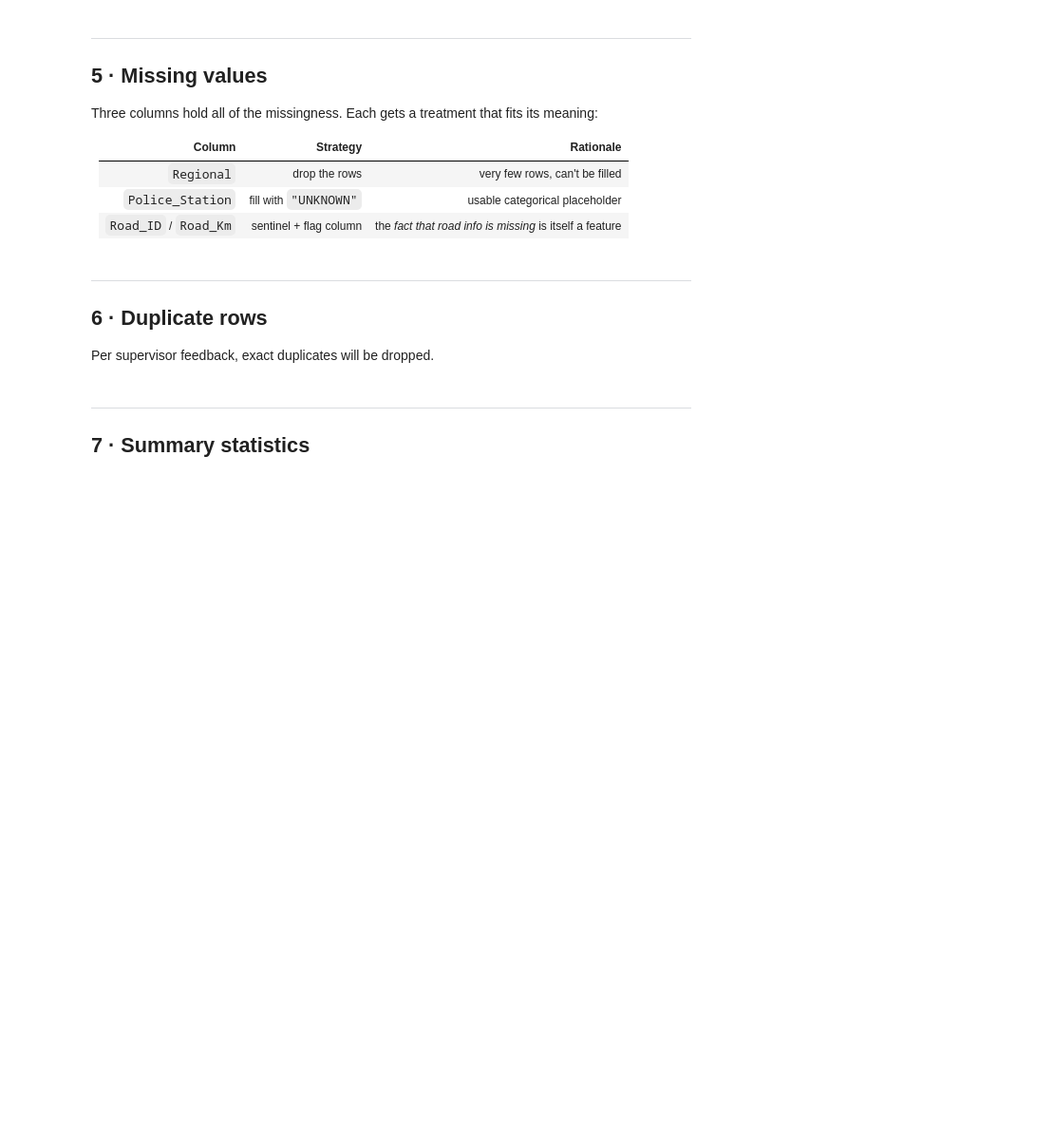
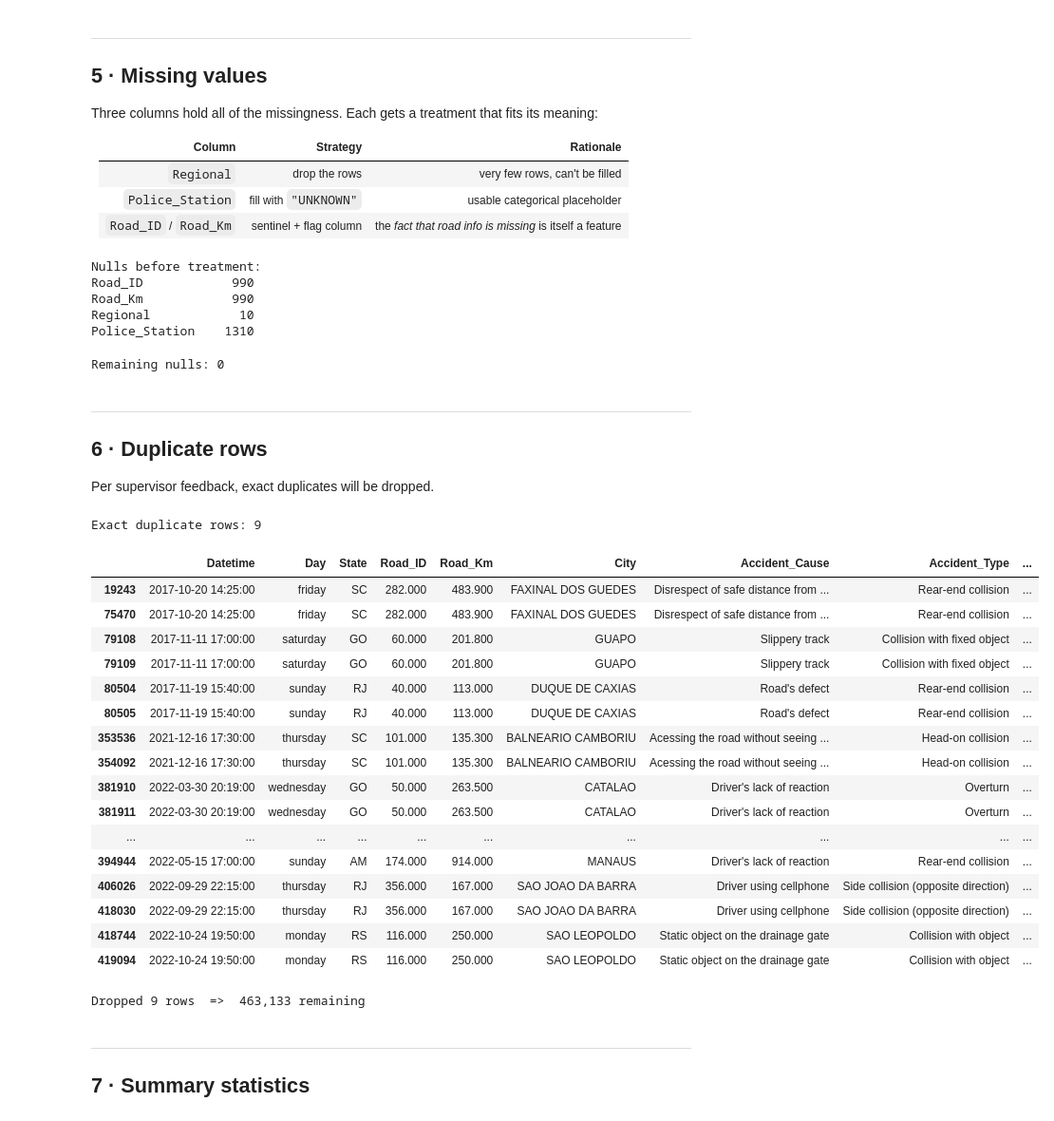
Before and after one commit to Aang1214/Dissertation, a Jupyter notebook: PollishedEDA.ipynb, the cells around one changed output. Shown at 95% size. Drawn from its saved outputs; the diff is of its cells as text; code cells hidden in the pictures; blank space fills up the shorter version.

```diff
--- a/PollishedEDA.ipynb
+++ b/PollishedEDA.ipynb
@@ -30,3 +135,16 @@ Two cleanups, done together:
 
 * `Date` + `Hour` => a single `Datetime` column (the originals are dropped).
 * `Road_Km` uses European decimals — replace the comma so pandas sees a number.
+# %%
+# Combine Date + Hour, then drop the originals
+df['Datetime'] = pd.to_datetime(df['Date'].astype(str) + ' ' + df['Hour'].astype(str))
+df = df.drop(columns=['Date', 'Hour'])
+
+# Move Datetime to the front for readability
+df = df[['Datetime'] + [c for c in df.columns if c != 'Datetime']]
+
+# Convert Road_Km (handling European decimal format)
+df['Road_Km'] = pd.to_numeric(df['Road_Km'].str.replace(',', '.'), errors='coerce')
+
+print(f"Datetime range: {df['Datetime'].min()}  =>  {df['Datetime'].max()}")
+print(f"Road_Km dtype : {df['Road_Km'].dtype}")
@@ -41,11 +162,66 @@ Three columns hold all of the missingness. Each gets a treatment that fits its m
 | `Regional` | drop the rows | very few rows, can't be filled |
 | `Police_Station` | fill with `"UNKNOWN"` | usable categorical placeholder |
 | `Road_ID` / `Road_Km` | sentinel + flag column | the *fact that road info is missing* is itself a feature |
+# %%
+print("Nulls before treatment:")
+print(df.isnull().sum()[df.isnull().sum() > 0].to_string())
+# %% [output]
+Nulls before treatment:
+Road_ID            990
+Road_Km            990
+Regional            10
+Police_Station    1310
+# %%
+# 1) Drop rows missing Regional (very few)
+df = df.dropna(subset=['Regional'])
+
+# 2) Police_Station — fill with placeholder
+df['Police_Station'] = df['Police_Station'].fillna('UNKNOWN')
+
+# 3) Road_ID / Road_Km — flag + sentinel fill
+df['Missing_Road_Data'] = df['Road_ID'].isna()
+df['Road_ID']  = df['Road_ID'].fillna('NO_ROAD')
+df['Road_Km']  = df['Road_Km'].fillna(-1)
+
+remaining = df.isnull().sum().sum()
+print(f"Remaining nulls: {remaining}")
+# %% [output]
+Remaining nulls: 0
 # %% [markdown]
 ---
 ## 6 · Duplicate rows
 
 Per supervisor feedback, exact duplicates will be dropped.
+# %%
+dups = df.duplicated().sum()
+print(f"Exact duplicate rows: {dups}")
+
+if dups:
+    display(df[df.duplicated(keep=False)])
+
+before = len(df)
+df = df.drop_duplicates().reset_index(drop=True)
+print(f"\nDropped {before - len(df)} rows  =>  {len(df):,} remaining")
+# %% [output]
+Exact duplicate rows: 9
+|  | Datetime | Day | State | Road_ID | Road_Km | City | Accident_Cause | Accident_Type | ... |
+| 19243 | 2017-10-20 14:25:00 | friday | SC | 282.000 | 483.900 | FAXINAL DOS GUEDES | Disrespect of safe distance from ... | Rear-end collision | ... |
+| 75470 | 2017-10-20 14:25:00 | friday | SC | 282.000 | 483.900 | FAXINAL DOS GUEDES | Disrespect of safe distance from ... | Rear-end collision | ... |
+| 79108 | 2017-11-11 17:00:00 | saturday | GO | 60.000 | 201.800 | GUAPO | Slippery track | Collision with fixed object | ... |
+| 79109 | 2017-11-11 17:00:00 | saturday | GO | 60.000 | 201.800 | GUAPO | Slippery track | Collision with fixed object | ... |
+| 80504 | 2017-11-19 15:40:00 | sunday | RJ | 40.000 | 113.000 | DUQUE DE CAXIAS | Road's defect | Rear-end collision | ... |
+| 80505 | 2017-11-19 15:40:00 | sunday | RJ | 40.000 | 113.000 | DUQUE DE CAXIAS | Road's defect | Rear-end collision | ... |
+| 353536 | 2021-12-16 17:30:00 | thursday | SC | 101.000 | 135.300 | BALNEARIO CAMBORIU | Acessing the road without seeing ... | Head-on collision | ... |
+| 354092 | 2021-12-16 17:30:00 | thursday | SC | 101.000 | 135.300 | BALNEARIO CAMBORIU | Acessing the road without seeing ... | Head-on collision | ... |
+| 381910 | 2022-03-30 20:19:00 | wednesday | GO | 50.000 | 263.500 | CATALAO | Driver's lack of reaction | Overturn | ... |
+| 381911 | 2022-03-30 20:19:00 | wednesday | GO | 50.000 | 263.500 | CATALAO | Driver's lack of reaction | Overturn | ... |
+| ... | ... | ... | ... | ... | ... | ... | ... | ... | ... |
+| 394944 | 2022-05-15 17:00:00 | sunday | AM | 174.000 | 914.000 | MANAUS | Driver's lack of reaction | Rear-end collision | ... |
+| 406026 | 2022-09-29 22:15:00 | thursday | RJ | 356.000 | 167.000 | SAO JOAO DA BARRA | Driver using cellphone | Side collision (opposite direction) | ... |
+| 418030 | 2022-09-29 22:15:00 | thursday | RJ | 356.000 | 167.000 | SAO JOAO DA BARRA | Driver using cellphone | Side collision (opposite direction) | ... |
+| 418744 | 2022-10-24 19:50:00 | monday | RS | 116.000 | 250.000 | SAO LEOPOLDO | Static object on the drainage gate | Collision with object | ... |
+| 419094 | 2022-10-24 19:50:00 | monday | RS | 116.000 | 250.000 | SAO LEOPOLDO | Static object on the drainage gate | Collision with object | ... |
+Dropped 9 rows  =>  463,133 remaining
 # %% [markdown]
 ---
 ## 7 · Summary statistics
```
Also changed, not shown: parts of 17 cells of this notebook.
